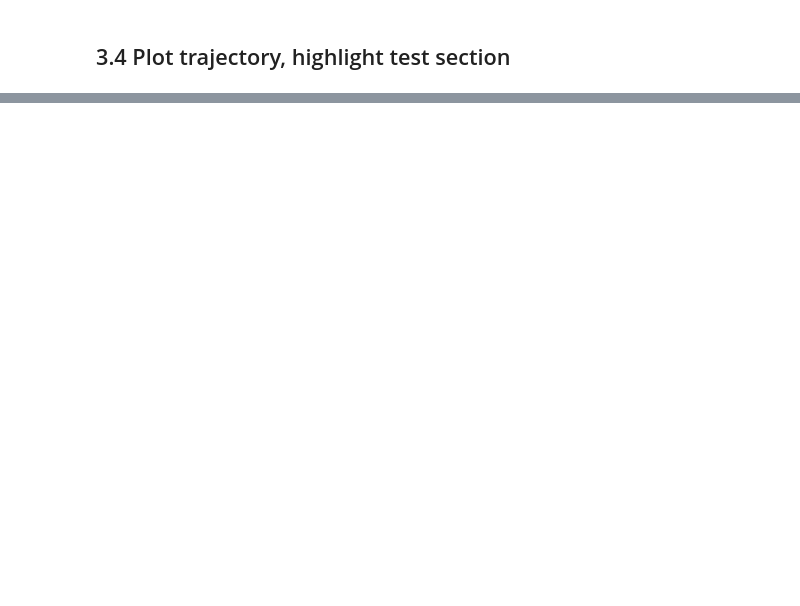
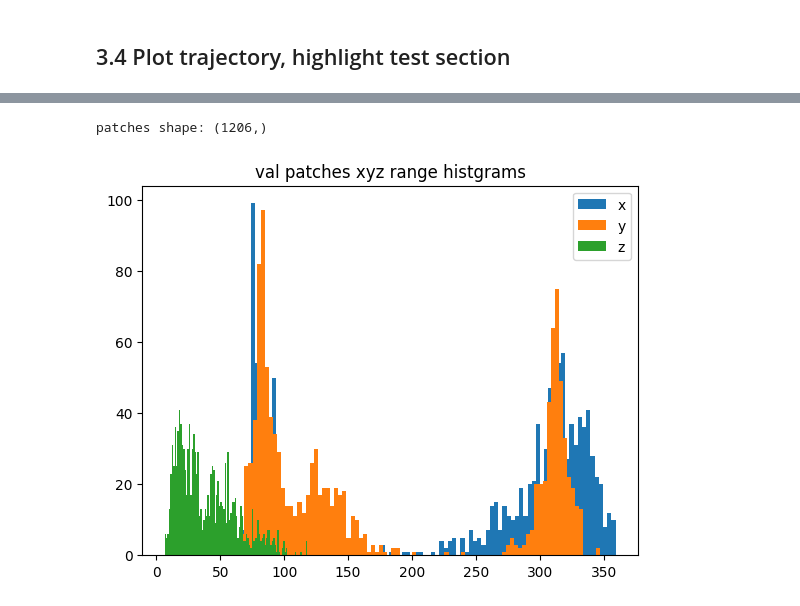
Before and after one commit to luxiya01/mbes-registration-data, a Jupyter notebook: scripts/data-pipeline.ipynb, the cells around one changed output, grey strips where cells are left out. Cells and saved outputs as stored; diff of their text form; code cells hidden in the pictures; blank space fills up the shorter version.

```diff
--- a/scripts/data-pipeline.ipynb
+++ b/scripts/data-pipeline.ipynb
@@ -531,0 +565,6 @@ fig.write_image('../src/mbes_data/data/nbp22-mission2-dotson-east/processed-moti
+# %%
+plot_ranges(filename='/home/li/pcl-registration/Datasets/NBP22-mission2-DotsonEast/val/val_patches.npy',
+                 subset='val')
+# %% [output]
+patches shape: (1206,)
+[figure, added]
```
Also changed, not shown: parts of 21 cells of this notebook.
